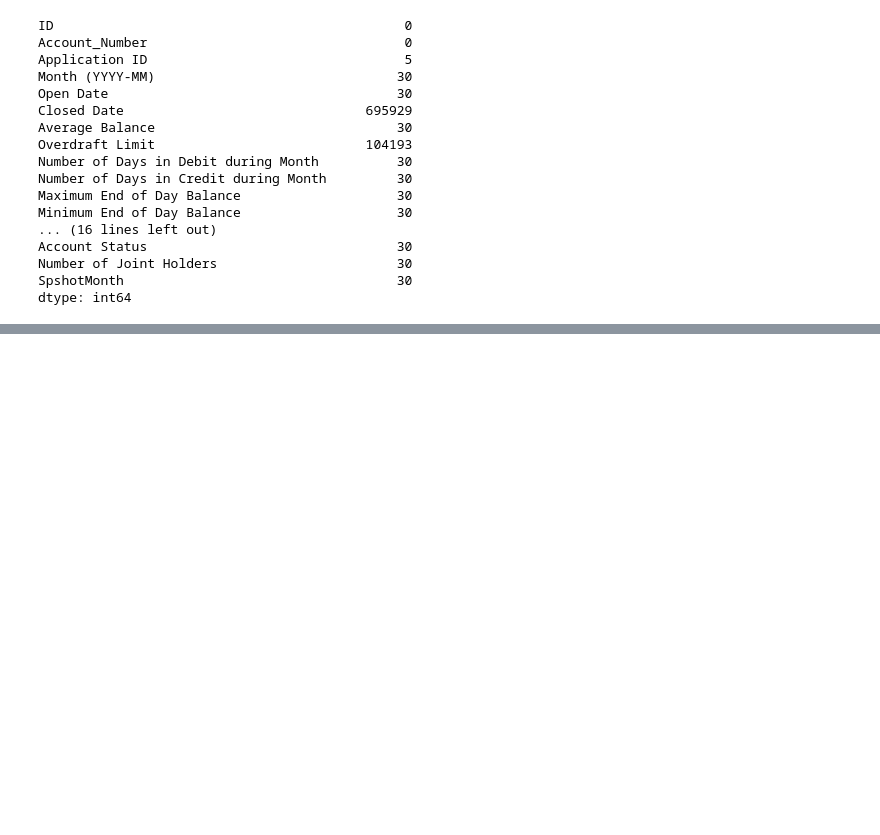
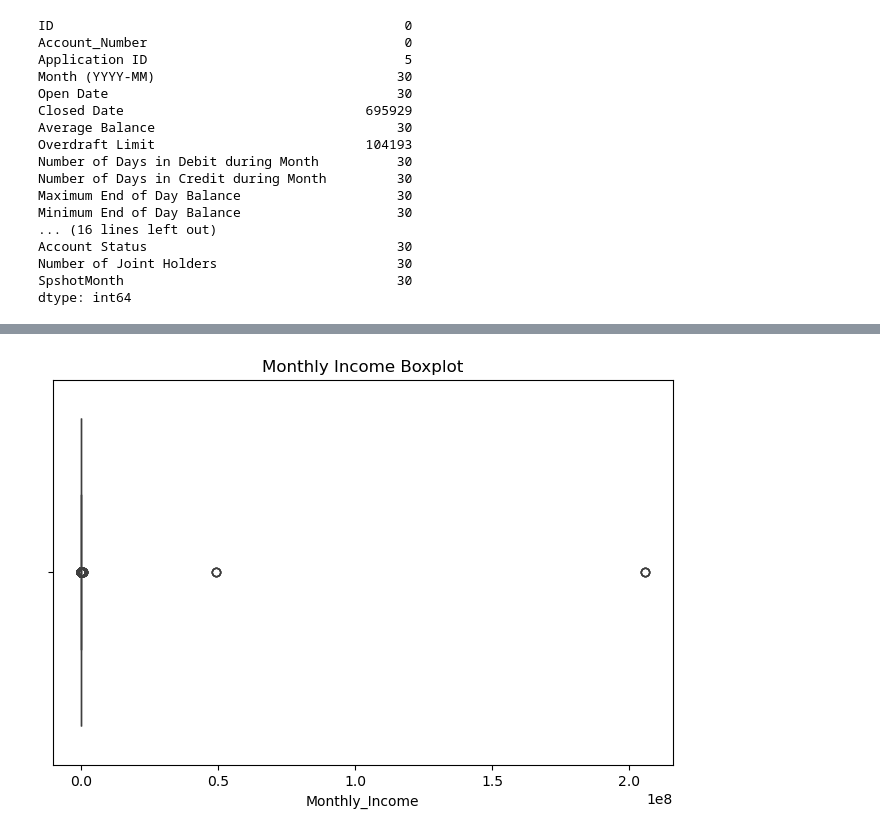
Before and after one commit to Cheptoi-Millicent/DSF-PT08P5-GROUP6-CAPSTONE-PROJECT, a Jupyter notebook: Carol's Notebook.ipynb, the cells around one changed output, grey strips where cells are left out. Cells and saved outputs as stored; diff of their text form; code cells hidden in the pictures; blank space fills up the shorter version.

```diff
--- a/Carol's Notebook.ipynb
+++ b/Carol's Notebook.ipynb
@@ -241,6 +258,9 @@ Number of Joint Holders                       30
 SpshotMonth                                   30
 dtype: int64
 # %%
-merged_df = df_appli_selected.merge(df_crb,on="Application_ID",how='left')
+merged_df =contract_data.merge(df_contractsnapshot,left_on="Contract_ID",right_on="Contract_ID",how='inner')
+merged_df.info()
+#merged_df1 = merged_df.merge(df_appli_selected, on="Application ID ", how='left')
 
-#merged_df1 = merged_df.merge(df_appli_selected, on="Application ID ", how='left')
+#merged_df1 = merged_df.merge(df_crb,on="Application_ID",how='left')
+#merged_df = df_appli_selected.merge(df_crb,on="Application_ID",how='left')
@@ -304,0 +530,8 @@ dtype: int64
+# %%
+# Boxplot for Monthly Income
+plt.figure(figsize=(8, 5))
+sns.boxplot(x=df["Monthly_Income"])
+plt.title("Monthly Income Boxplot")
+plt.show()
+# %% [output]
+[figure, added]
```
Also changed, not shown: parts of 51 cells of this notebook.
